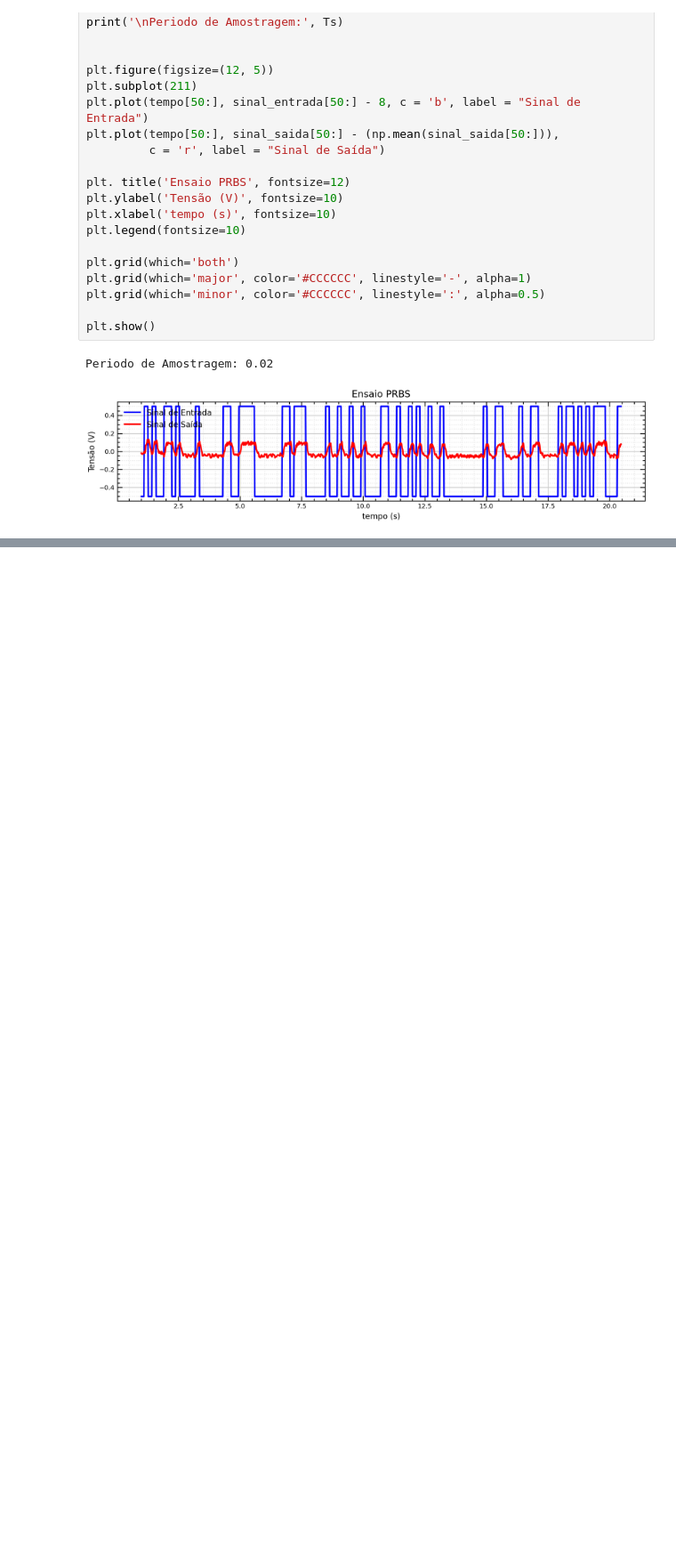
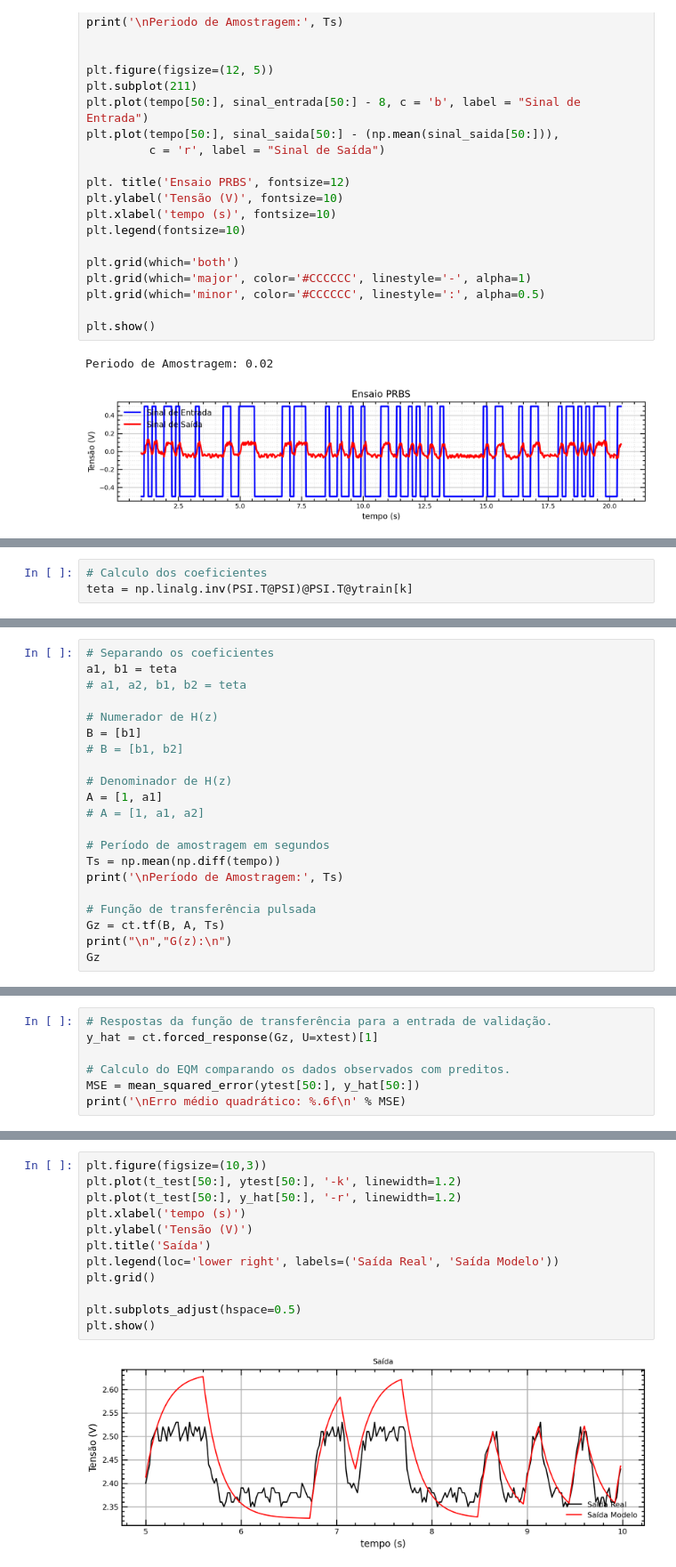
Before and after one commit to Oseiasdfarias/lab_control, a Jupyter notebook: PRBS/relatorio_4_prbs.ipynb, the cells around one changed output, grey strips where cells are left out. Shown at 89% size. Drawn from its saved outputs; the diff is of its cells as text; blank space fills up the shorter version.

```diff
--- a/PRBS/relatorio_4_prbs.ipynb
+++ b/PRBS/relatorio_4_prbs.ipynb
@@ -93,0 +249,3 @@ Periodo de Amostragem: 0.02
+# %%
+# Calculo dos coeficientes
+teta = np.linalg.inv(PSI.T@PSI)@PSI.T@ytrain[k]
@@ -93,0 +258,21 @@ Periodo de Amostragem: 0.02
+# %%
+# Separando os coeficientes
+a1, b1 = teta
+# a1, a2, b1, b2 = teta
+
+# Numerador de H(z)
+B = [b1]
+# B = [b1, b2]
+
+# Denominador de H(z)
+A = [1, a1]
+# A = [1, a1, a2]
+
+# Período de amostragem em segundos
+Ts = np.mean(np.diff(tempo))
+print('\nPeríodo de Amostragem:', Ts)
+
+# Função de transferência pulsada
+Gz = ct.tf(B, A, Ts)
+print("\n","G(z):\n")
+Gz
@@ -93,0 +288,7 @@ Periodo de Amostragem: 0.02
+# %%
+# Respostas da função de transferência para a entrada de validação.
+y_hat = ct.forced_response(Gz, U=xtest)[1]
+
+# Calculo do EQM comparando os dados observados com preditos.
+MSE = mean_squared_error(ytest[50:], y_hat[50:])
+print('\nErro médio quadrático: %.6f\n' % MSE)
@@ -93,0 +299,14 @@ Periodo de Amostragem: 0.02
+# %%
+plt.figure(figsize=(10,3))
+plt.plot(t_test[50:], ytest[50:], '-k', linewidth=1.2)
+plt.plot(t_test[50:], y_hat[50:], '-r', linewidth=1.2)
+plt.xlabel('tempo (s)')
+plt.ylabel('Tensão (V)')
+plt.title('Saída')
+plt.legend(loc='lower right', labels=('Saída Real', 'Saída Modelo'))
+plt.grid()
+
+plt.subplots_adjust(hspace=0.5)
+plt.show()
+# %% [output]
+[figure, added]
```
Also changed, not shown: parts of 24 cells of this notebook, 4 other files.
